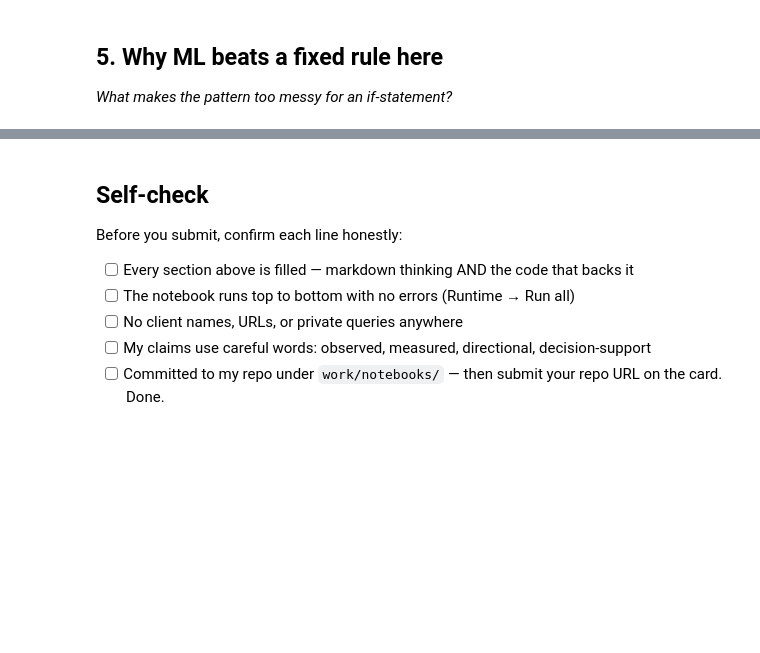
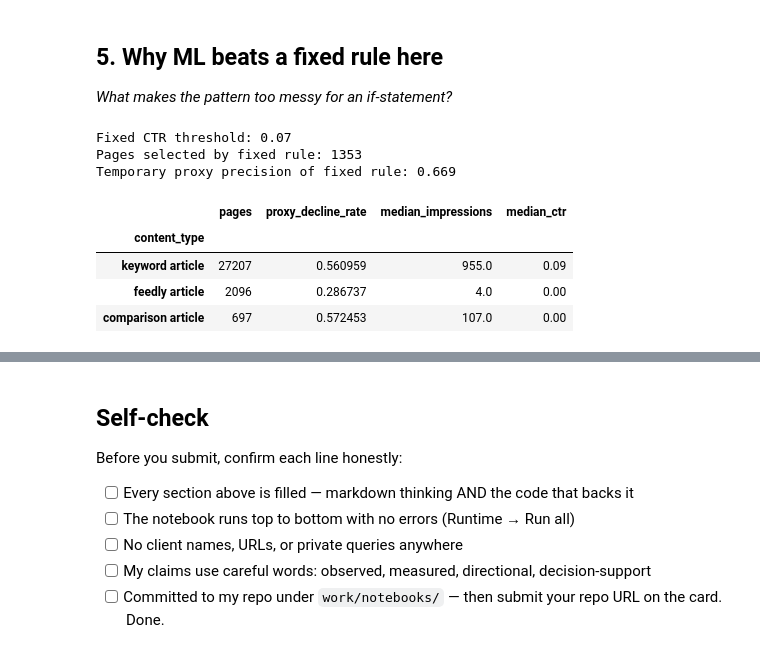
Before and after one commit to sunainakhatwani12/flyrank-ml-internship-sunaina, a Jupyter notebook: work/notebooks/w02_ml_task_framing.ipynb, the cells around one changed output, grey strips where cells are left out. Cells and saved outputs as stored; diff of their text form; code cells hidden in the pictures; blank space fills up the shorter version.

```diff
--- a/work/notebooks/w02_ml_task_framing.ipynb
+++ b/work/notebooks/w02_ml_task_framing.ipynb
@@ -43,0 +260,58 @@ This skeleton is yours to fill. Work the sections **in order** — each one has
+# %%
+# This cell is for CODE (numbers, a query, a check).
+# Write your text answer in the cell ABOVE this one — typing sentences here breaks Run All.
+# Build a simple fixed-rule baseline and inspect whether one threshold
+# behaves consistently across different content types.
+
+rule_df = lane_df.copy()
+
+valid_ctr = rule_df["ctr"].dropna()
+ctr_threshold = valid_ctr.median() if not valid_ctr.empty else 0
+
+rule_df["fixed_rule_candidate"] = (
+    (rule_df["impressions_90d"].fillna(0) >= 500)
+    & (rule_df["content_age_days"].fillna(0) >= 180)
+    & (rule_df["avg_position"].fillna(0).between(1, 20))
+    & (rule_df["ctr"].fillna(ctr_threshold) <= ctr_threshold)
+)
+
+fixed_rule_pages = rule_df[rule_df["fixed_rule_candidate"]]
+
+if len(fixed_rule_pages) > 0:
+    fixed_rule_precision = fixed_rule_pages[
+        "future_decline_proxy"
+    ].mean()
+else:
+    fixed_rule_precision = float("nan")
+
+print("Fixed CTR threshold:", round(float(ctr_threshold), 3))
+print("Pages selected by fixed rule:", len(fixed_rule_pages))
+print(
+    "Temporary proxy precision of fixed rule:",
+    round(float(fixed_rule_precision), 3)
+    if pd.notna(fixed_rule_precision)
+    else "No pages selected",
+)
+
+# Show that outcome rates can differ by content type.
+content_type_summary = (
+    rule_df.groupby("content_type", dropna=False)
+    .agg(
+        pages=("content_id", "nunique"),
+        proxy_decline_rate=("future_decline_proxy", "mean"),
+        median_impressions=("impressions_90d", "median"),
+        median_ctr=("ctr", "median"),
+    )
+    .sort_values("pages", ascending=False)
+)
+
+content_type_summary.head(10)
+# %% [output]
+Fixed CTR threshold: 0.07
+Pages selected by fixed rule: 1353
+Temporary proxy precision of fixed rule: 0.669
+|  | pages | proxy_decline_rate | median_impressions | median_ctr |
+| content_type |  |  |  |  |
+| keyword article | 27207 | 0.560959 | 955.0 | 0.09 |
+| feedly article | 2096 | 0.286737 | 4.0 | 0.00 |
+| comparison article | 697 | 0.572453 | 107.0 | 0.00 |
```
Also changed, not shown: parts of 13 cells of this notebook.
